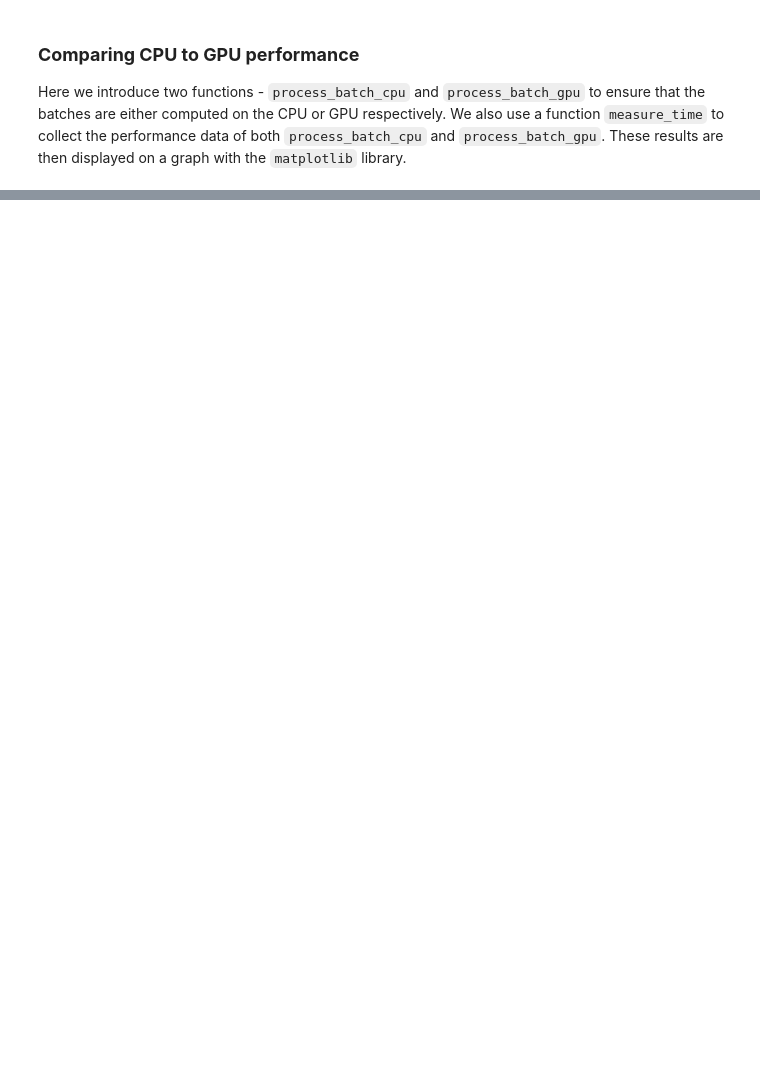
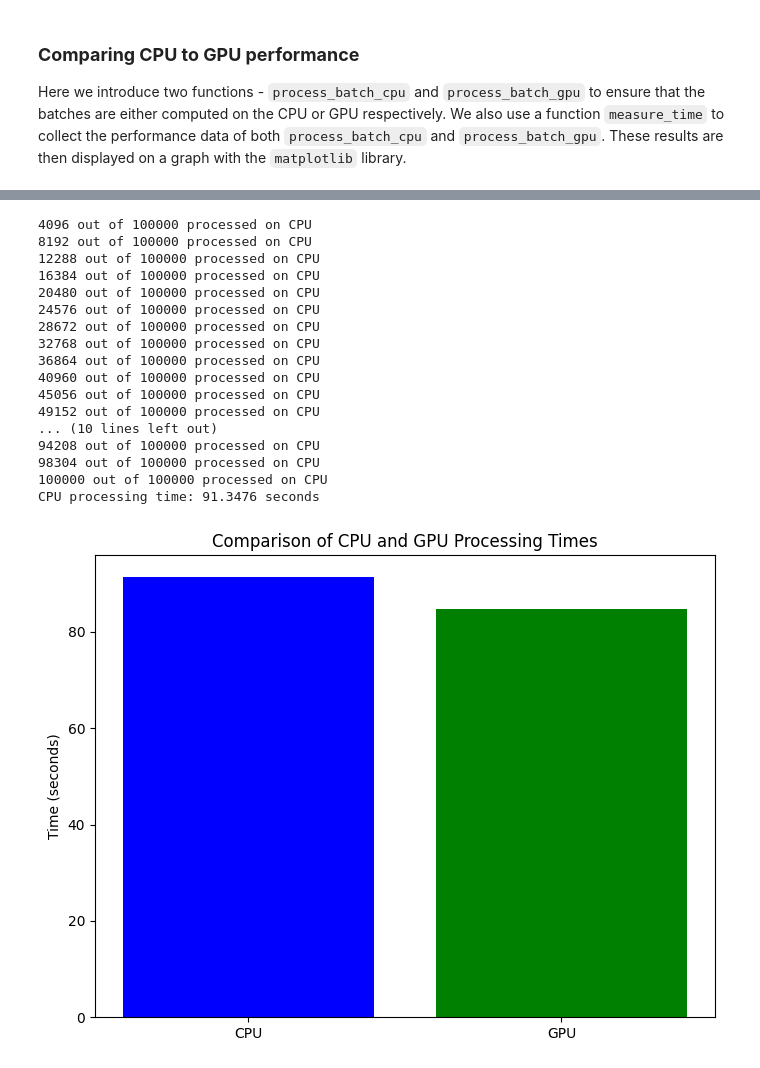
Before and after one commit to Lnguyen1996/CSE640Project, a Jupyter notebook: celeb_face.ipynb, the cells around one changed output, grey strips where cells are left out. Saved outputs shown, nothing was run; the diff lists cells and outputs as text; code cells hidden in the pictures; blank space fills up the shorter version.

```diff
--- a/celeb_face.ipynb
+++ b/celeb_face.ipynb
@@ -33,7 +33,7 @@ Using device: cuda
 # %%
 # Declare constants
 isUsedWholeDataSet = False
-maxSubSet = 60000
+maxSubSet = 100000
 # %% [markdown]
 ### **Image Transformation and Batch Collation**
 
@@ -67,7 +67,7 @@ selectDataSet = dataset if isUsedWholeDataSet else Subset(
     dataset, range(maxSubSet))
 
 # Create DataLoader with the custom collate function
-batch_size = 2048   # Adjust based on your GPU memory
+batch_size = 2048*2   # Adjust based on your GPU memory
 dataloader = DataLoader(selectDataSet, batch_size=batch_size,shuffle=False)
 # %%
 print(f"Number of samples in selectDataSet: {len(selectDataSet)}")
@@ -104,6 +104,14 @@ plt.show()
 We define a custom PyTorch model (`MeanFaceModel`) for calculating the mean face and sets it up for multi-GPU usage using `torch.nn.DataParallel`.
 
 ---
+# %%
+import time
+
+def measure_time(processing_function):
+    start_time = time.time()
+    processing_function()
+    total_time = time.time() - start_time
+    return total_time
 # %%
 import torch.nn as nn
 
@@ -111,8 +119,7 @@ import torch.nn as nn
 class MeanFaceModel(nn.Module):
     def __init__(self):
         super(MeanFaceModel, self).__init__()
-        self.mean_face = nn.Parameter(torch.zeros(3, 128, 128, dtype=torch.float32), requires_grad=False)
-        self.num_images = 0
+
 
     def forward(self, images):
         # Accumulate sum and count
@@ -121,7 +128,7 @@ class MeanFaceModel(nn.Module):
         return batch_sum, batch_size
 
 model = MeanFaceModel().to(device)
-model = nn.DataParallel(model).to(device)  # Enable multi-GPU support
+# model = nn.DataParallel(model).to(device)  # Enable multi-GPU support
 # %%
 # Get GPU properties
 device_id = 0  # Use the first GPU (or change if using multiple GPUs)
@@ -388,0 +361,63 @@ GPU processing time: 64.9880 seconds
+# %%
+import torch
+import matplotlib.pyplot as plt
+from concurrent.futures import ThreadPoolExecutor
+
+# Function to process batches (CPU)
+
+mean_face_np = np.zeros((1, 1, 1), dtype=np.float32)  # Placeholder shape and dtype
+
+def process_batch_cpu():
+    total_sum = torch.zeros(3, 128, 128, device='cpu')
+    total_count = 0
+    for images, _ in dataloader:
+        images = images.to('cpu', dtype=torch.float16)
+
+        batch_sum = images.sum(dim=0)  # Sum over the batch
+        batch_size = images.size(0)
+        # Convert the batch sum to FP32 for stability when adding to total
+        total_sum += batch_sum.to(torch.float32)
+
+        # Update the count with the batch size
+        total_count += batch_size
+
+        # Print progress
+        print(f'{total_count} out of {len(selectDataSet)} processed on CPU')
+    # Compute the average (mean face)
+    mean_face = total_sum / total_count
+    mean_face_np = mean_face.permute(1, 2, 0).numpy()
+
+# Measure time for CPU processing
+cpu_time = measure_time(process_batch_cpu)
+print(f"CPU processing time: {cpu_time:.4f} seconds")
+
+
+
+# Create a bar plot to compare CPU and GPU times
+times = [cpu_time, gpu_time]
+labels = ['CPU', 'GPU']
+
+plt.figure(figsize=(8, 6))
+plt.bar(labels, times, color=['blue', 'green'])
+plt.ylabel('Time (seconds)')
+plt.title('Comparison of CPU and GPU Processing Times')
+plt.show()
+# %% [output]
+4096 out of 100000 processed on CPU
+8192 out of 100000 processed on CPU
+12288 out of 100000 processed on CPU
+16384 out of 100000 processed on CPU
+20480 out of 100000 processed on CPU
+24576 out of 100000 processed on CPU
+28672 out of 100000 processed on CPU
+32768 out of 100000 processed on CPU
+36864 out of 100000 processed on CPU
+40960 out of 100000 processed on CPU
+45056 out of 100000 processed on CPU
+49152 out of 100000 processed on CPU
+... (10 lines left out)
+94208 out of 100000 processed on CPU
+98304 out of 100000 processed on CPU
+100000 out of 100000 processed on CPU
+CPU processing time: 91.3476 seconds
+[figure, added]
```
Also changed, not shown: parts of 9 cells of this notebook.
